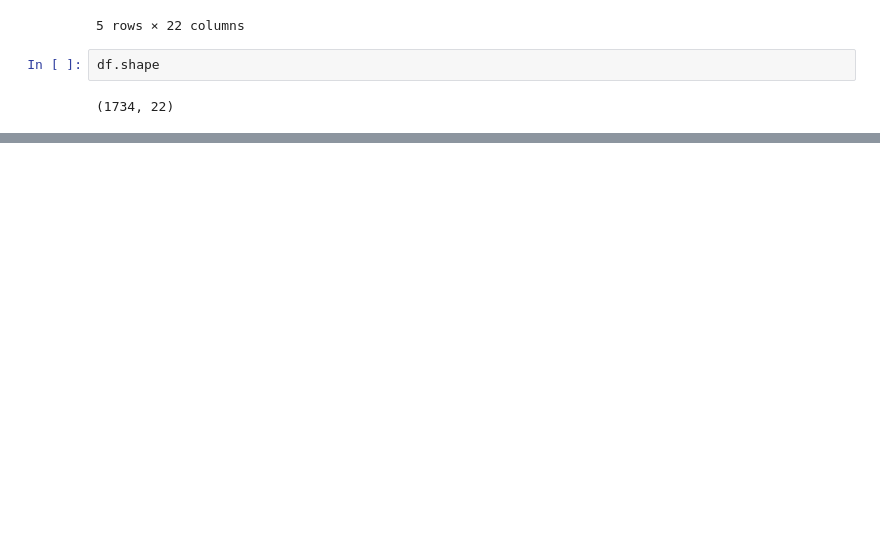
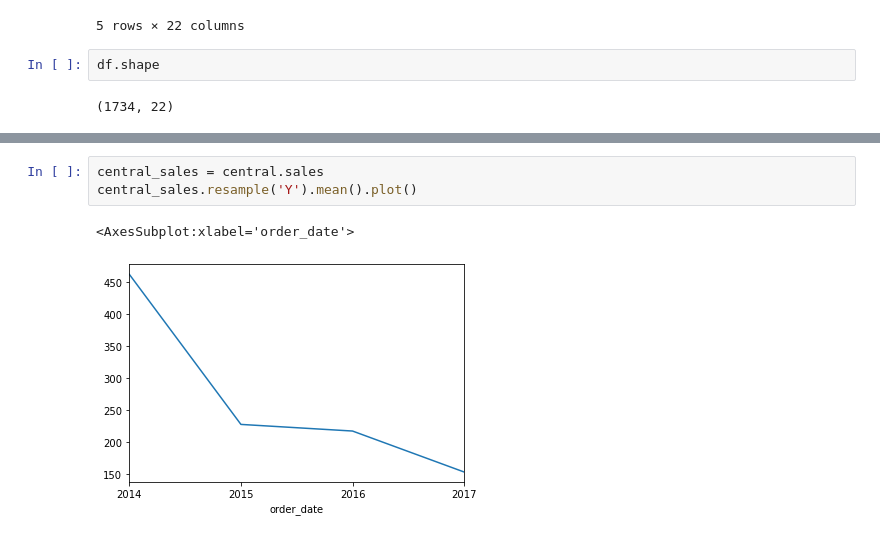
Before and after one commit to ns-tn-time-series-project/time-series-project, a Jupyter notebook: nathan_time_series_project_explore.ipynb, the cells around one changed output, grey strips where cells are left out. Saved outputs shown, nothing was run; the diff lists cells and outputs as text; blank space fills up the shorter version.

```diff
--- a/nathan_time_series_project_explore.ipynb
+++ b/nathan_time_series_project_explore.ipynb
@@ -376,0 +443,6 @@ df.shape
+# %%
+central_sales = central.sales
+central_sales.resample('Y').mean().plot()
+# %% [output]
+<AxesSubplot:xlabel='order_date'>
+[figure, added]
```
Also changed, not shown: parts of 40 cells of this notebook.
